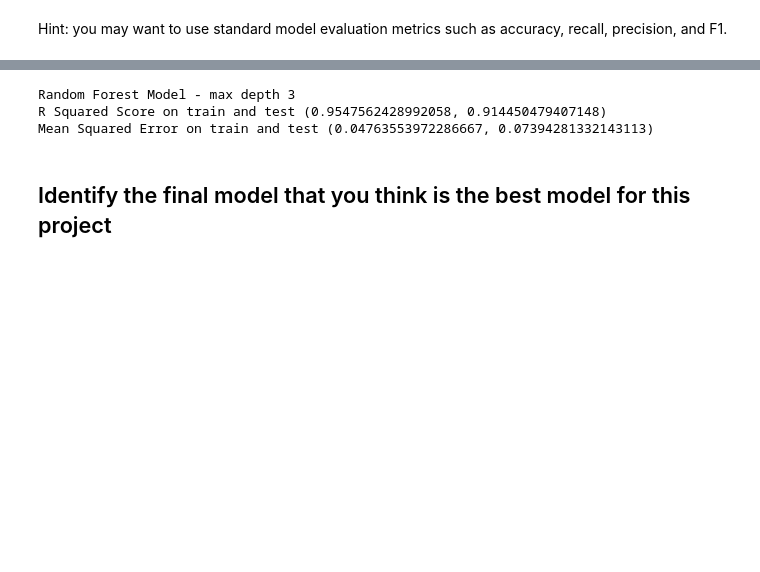
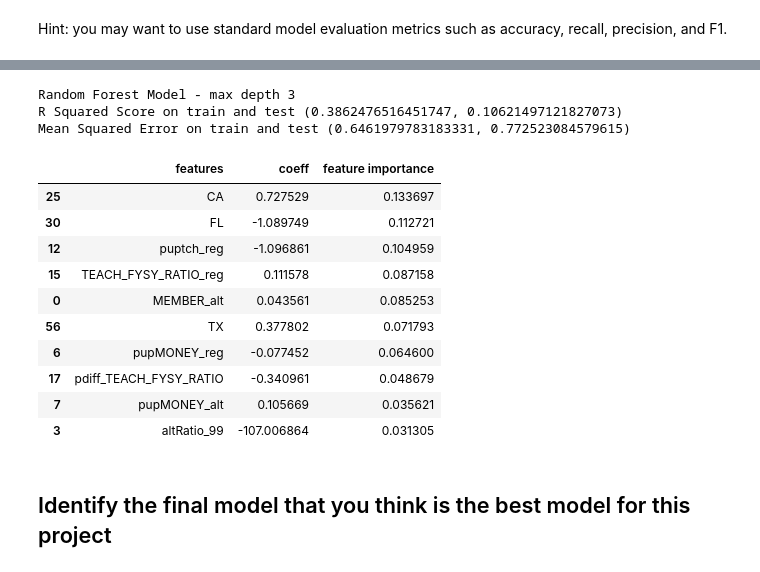
Before and after one commit to dinqui/Capstone-Two-, a Jupyter notebook: Capstone Two - Modeling.ipynb, the cells around one changed output, grey strips where cells are left out. Drawn from its saved outputs; the diff is of its cells as text; code cells hidden in the pictures; blank space fills up the shorter version.

```diff
--- a/Capstone Two - Modeling.ipynb
+++ b/Capstone Two - Modeling.ipynb
@@ -65,7 +65,7 @@ df.pdiff_TEACH_ABSENT_RATIO.fillna(df.pdiff_TEACH_ABSENT_RATIO.median(), inplace
 # %%
 # Split into testing and training datasets
 from sklearn.model_selection import train_test_split
-X = df.drop(['ppdiff_gradRate', 'ppdiff_gradRate_ind'], axis=1)
+X = df.drop(['gradRate_reg', 'gradRate_alt', 'ppdiff_gradRate', 'ppdiff_gradRate_ind'], axis=1)
 y = df['ppdiff_gradRate']
 X_train, X_test, y_train, y_test = train_test_split(X, y, test_size=0.3, random_state=629)
 # %% [markdown]
@@ -113,0 +114,5 @@ Mean Squared Error on train and test (3.8514136983504286e-30, 9.430902665242454e
+# %%
+list(zip(X_train.columns, lm.coef_))
+coeffdf = pd.DataFrame(X_train.columns, columns=['features'])
+coeffdf['coeff'] = lm.coef_
+coeffdf.sort_values('coeff', ascending=False)
@@ -122,8 +146,23 @@ rfm_mse = mean_squared_error(y_train, y_rfm_tr_pred), mean_squared_error(y_test,
 print("Mean Squared Error on train and test", rfm_mse)
 # %% [output]
 Random Forest Model - max depth 3
-R Squared Score on train and test (0.9547562428992058, 0.914450479407148)
-Mean Squared Error on train and test (0.04763553972286667, 0.07394281332143113)
+R Squared Score on train and test (0.3862476516451747, 0.10621497121827073)
+Mean Squared Error on train and test (0.6461979783183331, 0.772523084579615)
+# %%
+coeffdf['feature importance']=rfm.feature_importances_
+coeffdf.sort_values('feature importance', ascending=False).head(10)
+# %% [output]
+|  | features | coeff | feature importance |
+| 25 | CA | 0.727529 | 0.133697 |
+| 30 | FL | -1.089749 | 0.112721 |
+| 12 | puptch_reg | -1.096861 | 0.104959 |
+| 15 | TEACH_FYSY_RATIO_reg | 0.111578 | 0.087158 |
+| 0 | MEMBER_alt | 0.043561 | 0.085253 |
+| 56 | TX | 0.377802 | 0.071793 |
+| 6 | pupMONEY_reg | -0.077452 | 0.064600 |
+| 17 | pdiff_TEACH_FYSY_RATIO | -0.340961 | 0.048679 |
+| 7 | pupMONEY_alt | 0.105669 | 0.035621 |
+| 3 | altRatio_99 | -107.006864 | 0.031305 |
 # %% [markdown]
 ## Identify the final model that you think is the best model for this project
 # %% [markdown]
```
Also changed, not shown: parts of 3 cells of this notebook.
